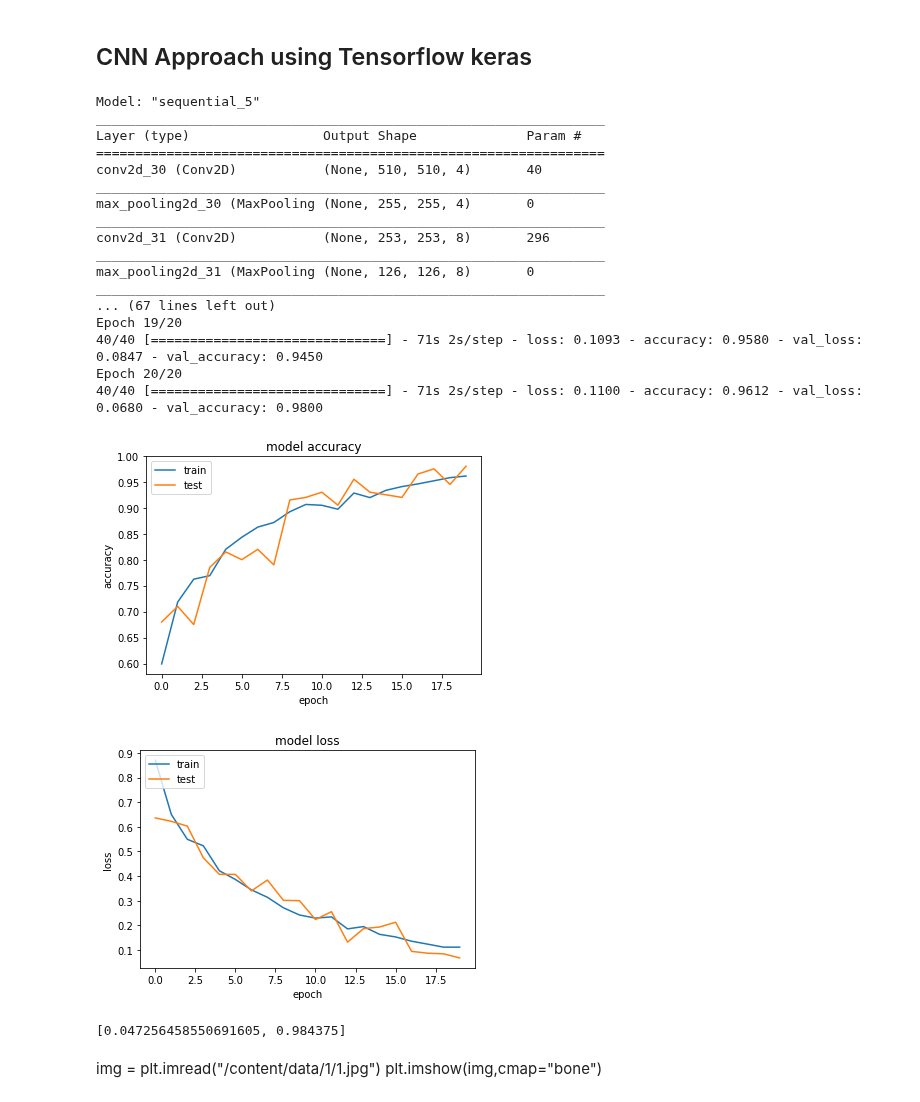
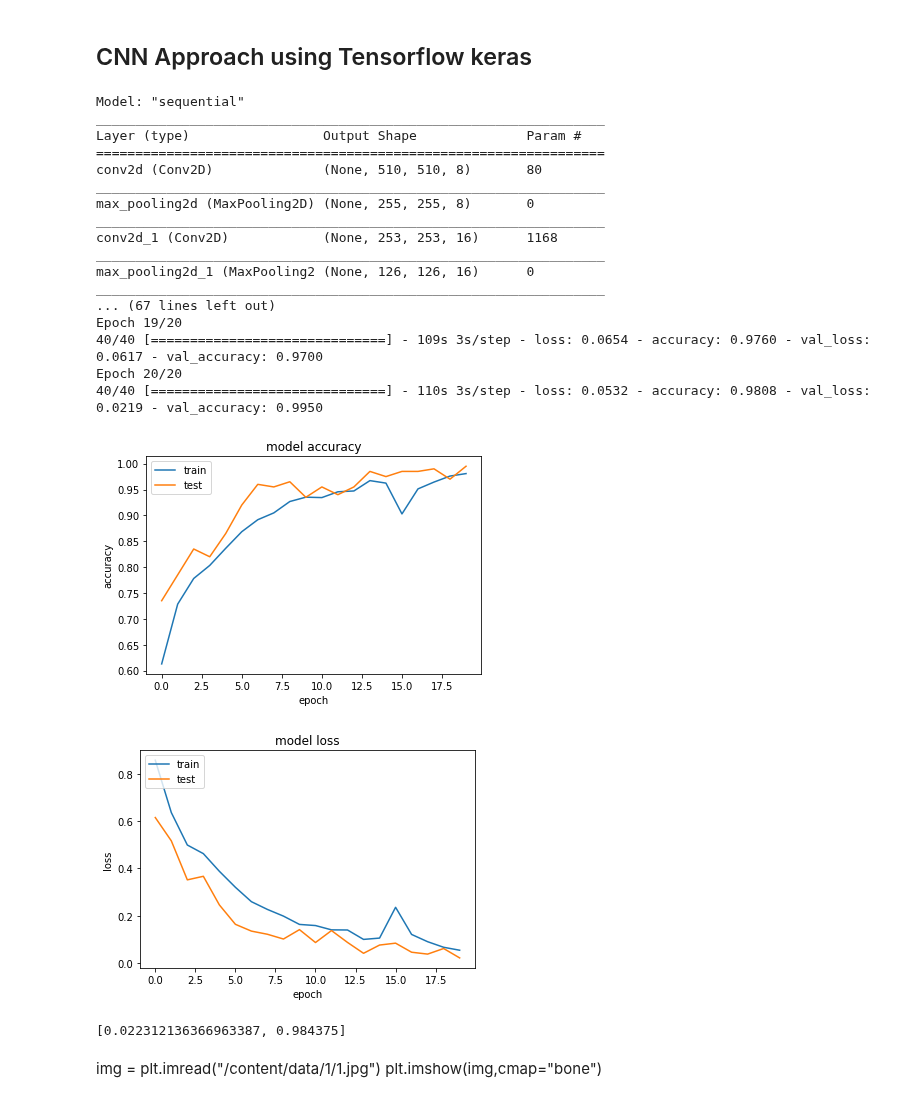
Before and after one commit to PadmarajBhat/Machine-Learning, a Jupyter notebook: BrainTumorClassification.ipynb, the cells around one changed output. Cells and saved outputs as stored; diff of their text form; code cells hidden in the pictures.

```diff
--- a/BrainTumorClassification.ipynb
+++ b/BrainTumorClassification.ipynb
@@ -1079,9 +1079,7 @@ def CNN():
   testing_data = dataset.take(-1).repeat(1).batch(batch_size).prefetch(2)
   depth = 8
   model = tf.keras.models.Sequential([
-              tf.keras.layers.Conv2D(4, (3,3), activation="relu", input_shape=(512,512,1))
-              ,tf.keras.layers.MaxPooling2D(2,2)
-              ,tf.keras.layers.Conv2D(8, (3,3), activation="relu")
+              tf.keras.layers.Conv2D(8, (3,3), activation="relu", input_shape=(512,512,1))
               ,tf.keras.layers.MaxPooling2D(2,2)
               ,tf.keras.layers.Conv2D(16, (3,3), activation="relu")
               ,tf.keras.layers.MaxPooling2D(2,2)
@@ -1091,9 +1089,11 @@ def CNN():
               ,tf.keras.layers.MaxPooling2D(2,2)
               ,tf.keras.layers.Conv2D(128, (3,3), activation="relu")
               ,tf.keras.layers.MaxPooling2D(2,2)
+              ,tf.keras.layers.Conv2D(256, (3,3), activation="relu")
+              ,tf.keras.layers.MaxPooling2D(2,2)
               ,tf.keras.layers.Flatten()
               ,tf.keras.layers.Dropout(0.5)
-              ,tf.keras.layers.Dense(128, activation="relu")
+              ,tf.keras.layers.Dense(256, activation="relu")
               ,tf.keras.layers.Dropout(0.5)
               ,tf.keras.layers.Dense(3,activation="softmax")
   ])
@@ -1113,43 +1113,43 @@ def CNN():
   plt.plot(history.history['val_accuracy'])
   plt.title('model accuracy')
   plt.ylabel('accuracy')
   plt.xlabel('epoch')
   plt.legend(['train', 'test'], loc='upper left')
   plt.show()
   # summarize history for loss
   plt.plot(history.history['loss'])
   plt.plot(history.history['val_loss'])
   plt.title('model loss')
   plt.ylabel('loss')
   plt.xlabel('epoch')
   plt.legend(['train', 'test'], loc='upper left')
   plt.show()
 
   result = model.evaluate_generator(testing_data,steps=1)
   print(result)
 
 CNN()
 # %% [output]
-Model: "sequential_5"
+Model: "sequential"
 _________________________________________________________________
 Layer (type)                 Output Shape              Param #
 =================================================================
-conv2d_30 (Conv2D)           (None, 510, 510, 4)       40
+conv2d (Conv2D)              (None, 510, 510, 8)       80
 _________________________________________________________________
-max_pooling2d_30 (MaxPooling (None, 255, 255, 4)       0
+max_pooling2d (MaxPooling2D) (None, 255, 255, 8)       0
 _________________________________________________________________
-conv2d_31 (Conv2D)           (None, 253, 253, 8)       296
+conv2d_1 (Conv2D)            (None, 253, 253, 16)      1168
 _________________________________________________________________
-max_pooling2d_31 (MaxPooling (None, 126, 126, 8)       0
+max_pooling2d_1 (MaxPooling2 (None, 126, 126, 16)      0
 _________________________________________________________________
 ... (67 lines left out)
 Epoch 19/20
-40/40 [==============================] - 71s 2s/step - loss: 0.1093 - accuracy: 0.9580 - val_loss: 0.0847 - val_accuracy: 0.9450
+40/40 [==============================] - 109s 3s/step - loss: 0.0654 - accuracy: 0.9760 - val_loss: 0.0617 - val_accuracy: 0.9700
 Epoch 20/20
-40/40 [==============================] - 71s 2s/step - loss: 0.1100 - accuracy: 0.9612 - val_loss: 0.0680 - val_accuracy: 0.9800
+40/40 [==============================] - 110s 3s/step - loss: 0.0532 - accuracy: 0.9808 - val_loss: 0.0219 - val_accuracy: 0.9950
-[figure, old version]
+[figure, new version]
-[figure, old version]
+[figure, new version]
-[0.047256458550691605, 0.984375]
+[0.022312136366963387, 0.984375]
 # %% [markdown]
 img = plt.imread("/content/data/1/1.jpg")
 plt.imshow(img,cmap="bone")
```
Also changed, not shown: parts of 1 cell of this notebook.
